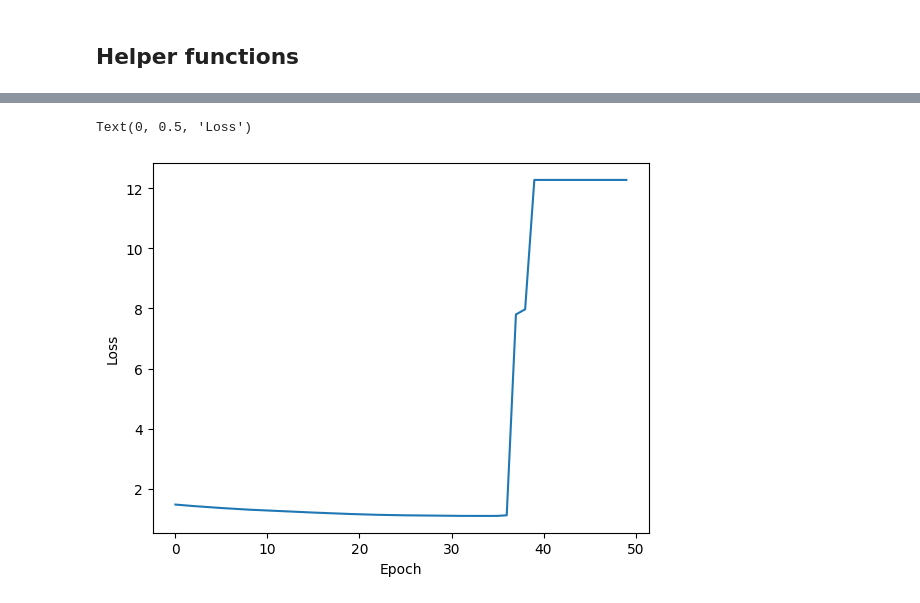
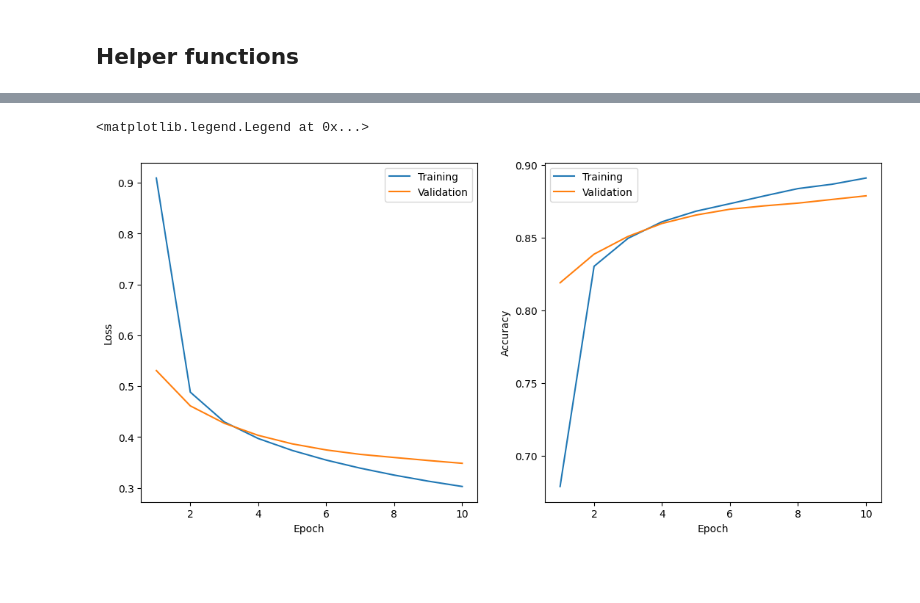
Before and after one commit to Bala-A87/CS6910-A1, a Jupyter notebook: A1.ipynb, the cells around one changed output, grey strips where cells are left out. Drawn from its saved outputs; the diff is of its cells as text; code cells hidden in the pictures; blank space fills up the shorter version.

Commit message:
Remove unnecessary code, add plot, docstrings

```diff
--- a/A1.ipynb
+++ b/A1.ipynb
@@ -361,22 +331,20 @@ class Layer():
         else:
             return self.activation.forward(np.matmul(x, self.w.T) + self.b)
 
-    def backward(self, accumulated_grads: np.array, y_true=None, w_next: np.array = None) -> np.array:
+    def backward(self, accumulated_grads: np.array, w_next: np.array = None) -> np.array:
         """
         Computes the relevant necessary gradients of the layer, given the gradient accumulated until the succeeding layer.
 
         Args:
             accumulated_grads (np.array): gradient accumulated from the loss until the following layer, i.e. grad(L) wrt a_(i+1)
                 Array of shape (num_features,) or (num_samples, num_features).
-            y_true (optional): compatiblity feature, required only for the output layer for softmax activation.
-                Defaults to None.
             w_next (np.array, optional): weight associated with the succeeding layer. Not applicable for the output layer.
                 Defaults to None.
 
         Returns: grad_to_return (np.array), gradient accumulated until the current layer, i.e., grad(L) wrt a_i
         """
         # accumulated_grads ~ grad(L) wrt a_i+1
-        activation_grad = self.activation.backward(self.output, y_true)
+        activation_grad = self.activation.backward(self.output)
         if w_next is not None:
             grad_to_return = np.matmul(accumulated_grads, w_next) * activation_grad
         else:
@@ -384,7 +352,6 @@ class Layer():
                 grad_to_return = np.matmul(accumulated_grads.reshape(1, -1), activation_grad)
             else:
                 grad_to_return = np.array([np.matmul(accumulated_grads[i].reshape(1, -1), activation_grad[i]).reshape(-1) for i in range(len(accumulated_grads))])
-            # grad_to_return = accumulated_grads * activation_grad # shape = self.output.shape
         # grad_to_return ~ grad(L) wrt a_i
         self.grad_w += np.matmul(grad_to_return.T.reshape(self.w.shape[0], -1), self.input.reshape(-1, self.w.shape[1])) / self.input.reshape(-1, self.w.shape[1]).shape[0]
         if len(self.input.shape) == 1:
@@ -926,18 +771,0 @@ Input layer bias: [ 1.2363733   2.28490683 -0.88279604 -0.39484775  0.01212238 -
-# %%
-history = {
-    'epoch': [],
-    'loss': []
-}
-
-N = 3
-
-for i in range(1000):
-    model.zero_grad()
-    y_pred = model.forward(X_train_small_scaled[:N])
-    loss = loss_fn.forward(y_pred, Y_train_small[:N])
-    loss_grad = loss_fn.backward(y_pred, Y_train_small[:N])
-    model.backward(loss_grad, Y_train_small[:N])
-    optimizer.step()
-    print(i, loss, sep='\t')
-    history['epoch'].append(i)
-    history['loss'].append(loss)
@@ -962,7 +772,19 @@ for i in range(1000):
-# %%
-plt.plot(history['epoch'], history['loss'])
-plt.xlabel('Epoch')
-plt.ylabel('Loss')
-# %% [output]
-Text(0, 0.5, 'Loss')
-[figure, removed]
+# %%
+plt.figure(figsize=(13, 6))
+
+plt.subplot(121)
+plt.plot(history['epoch'], history['train_loss'], label='Training')
+plt.plot(history['epoch'], history['val_loss'], label='Validation')
+plt.xlabel('Epoch')
+plt.ylabel('Loss')
+plt.legend()
+
+plt.subplot(122)
+plt.plot(history['epoch'], history['train_score'], label='Training')
+plt.plot(history['epoch'], history['val_score'], label='Validation')
+plt.xlabel('Epoch')
+plt.ylabel('Accuracy')
+plt.legend()
+# %% [output]
+<matplotlib.legend.Legend at 0x...>
+[figure, added]
```
Also changed, not shown: parts of 29 cells of this notebook.
